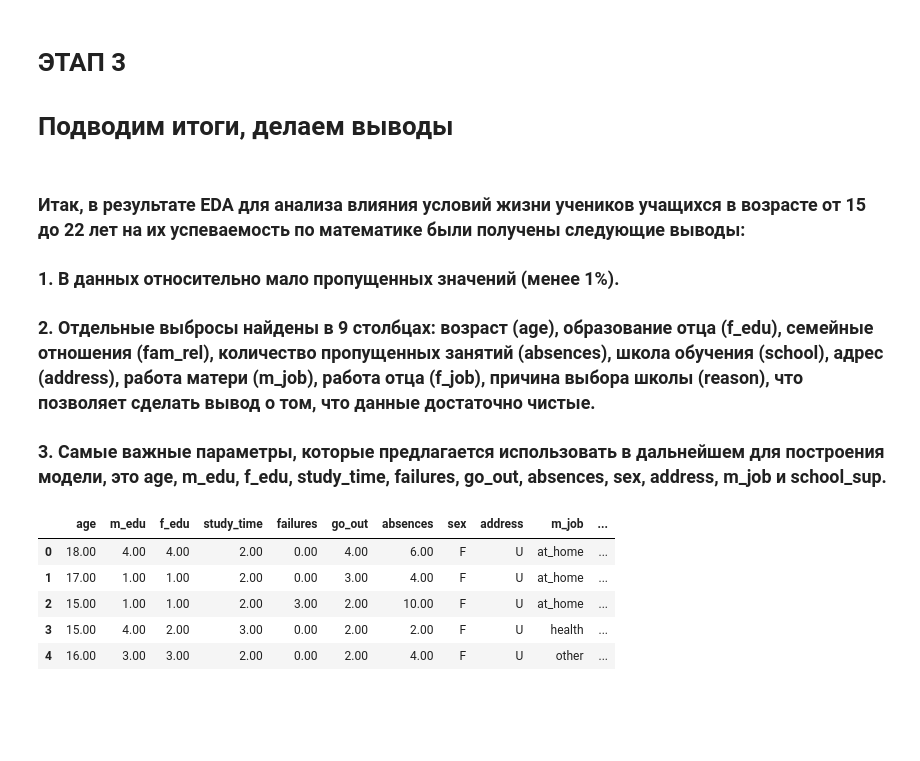
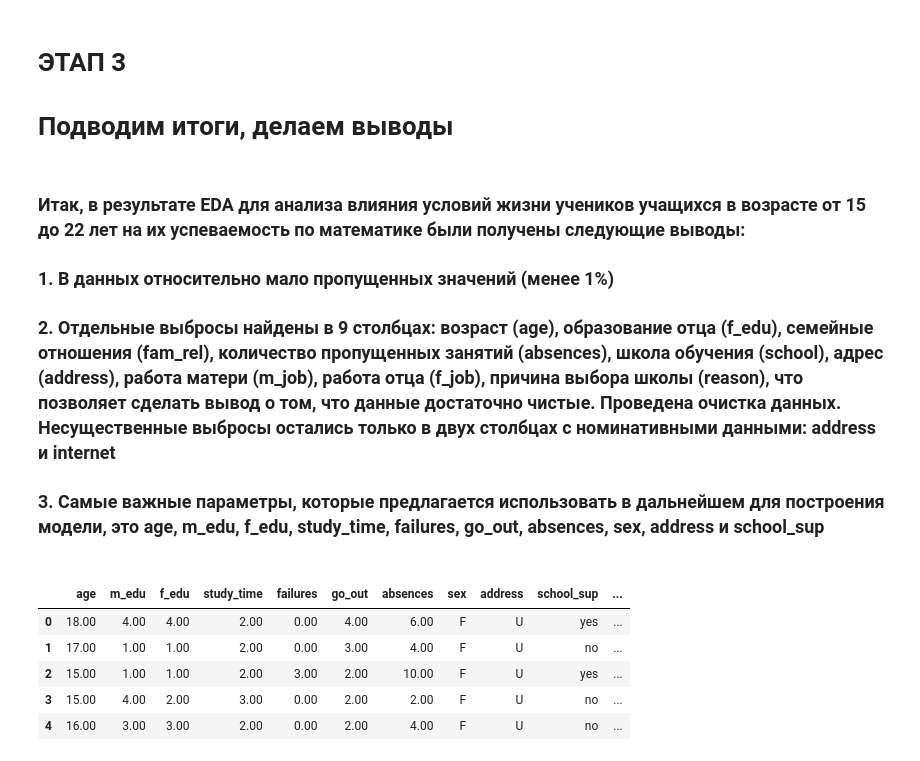
Before and after one commit to Alex-Galkin/My_Projects_AG, a Jupyter notebook: module_2/math_student_life_condit_v1.ipynb, the cells around one changed output. Drawn from its saved outputs; the diff is of its cells as text; code cells hidden in the pictures; blank space fills up the shorter version.

```diff
--- a/module_2/math_student_life_condit_v1.ipynb
+++ b/module_2/math_student_life_condit_v1.ipynb
@@ -6,14 +6,15 @@ import numpy as np
 from itertools import combinations
 from scipy.stats import ttest_ind
 
+
 pd.set_option('display.max_rows', 50)  # показывать больше строк
 pd.set_option('display.max_columns', 50)  # показывать больше колонок
 pd.options.display.float_format = '{:,.2f}'.format
 
 
 '''Функция построения "ящиков с усами"'''
-def data_boxplot(column):
-    fig, ax = plt.subplots(figsize = (14, 4))
+def data_boxplot(column): # column - столбец номинативных данных
+    fig, ax = plt.subplots(figsize=(14, 4))
     sns.boxplot(x=column, y='score',
                 data=stud_math.loc[stud_math.loc[:, column].isin(stud_math.loc[:, column].value_counts().index[:])],
                 ax=ax)
@@ -23,23 +24,28 @@ def data_boxplot(column):
 
 
 '''Функция проверки статистическолй разницы в распределении оценок по номинативным признакам с помощью теста Стьюдента'''
-def data_stat_dif(column):
+def data_stat_dif(column): # column - столбец номинативных данных
     cols = stud_math.loc[:, column].value_counts().index[:]
     combinations_all = list(combinations(cols, 2))
+
     for comb in combinations_all:
         if ttest_ind(stud_math.loc[stud_math.loc[:, column] == comb[0], 'score'],
-                        stud_math.loc[stud_math.loc[:, column] == comb[1], 'score']).pvalue \
-            <= 0.05/len(combinations_all): # Учли поправку Бонферони
+                     stud_math.loc[stud_math.loc[:, column] == comb[1], 'score']).pvalue \
+                     <= 0.05/len(combinations_all):  # Учёт поправки Бонферони
             print('Найдены статистически значимые различия для параметра', column)
             break
     else: print('Статистически значимые различия для параметра', column, 'не найдены')
 
 
-'''Функция вывода основных показателей количественных признаков'''
-def feature_quant(column):
-    print('Количество пропущенных значений:',stud_math.loc[:, column].isnull().sum())
-    print('\nКоличественные показатели:', stud_math.loc[:, column].value_counts(), sep='\n')
-    print('\nСтатистические показатели:', stud_math.loc[:, column].describe(), sep='\n')
+'''Функция расчета границ выбросов'''
+def board_blowout(stat): # stat - функция describe()
+    b_b = []
+    iqr = stat[6]-stat[4] # межквартильный размах
+
+    b_b.append(stat[4] - 1.5*iqr) # нижняя граница
+    b_b.append(stat[6] + 1.5*iqr) # верхняя граница
+
+    return b_b
 
 
 stud_math = pd.read_csv('stud_math.csv')
@@ -908 +971,7 @@ Name: romantic, dtype: int64
+# %%
+'''Проводим частичную чистку данных параметра, имеющего максимальное количество выбросов - f_job'''
+stat = stud_math[stud_math.f_job == 'other'].score.describe()
+
+brd_bl = board_blowout(stat) # Определяем границы выбросов
+stud_math = stud_math.loc[stud_math.score.between(brd_bl[0], brd_bl[1])] # Проводим чистку
 # %%
@@ -969,17 +1116,19 @@ for clmn in stud_math.columns:
 # Подводим итоги, делаем выводы
 # %% [markdown]
 ### Итак, в результате EDA для анализа влияния условий жизни учеников учащихся в возрасте от 15 до 22 лет на их успеваемость по математике были получены следующие выводы:
-### 1. В данных относительно мало пропущенных значений (менее 1%).
-### 2. Отдельные выбросы найдены в 9 столбцах: возраст (age), образование отца (f_edu), семейные отношения (fam_rel), количество пропущенных занятий (absences), школа обучения (school), адрес (address), работа матери (m_job), работа отца (f_job), причина выбора школы (reason), что позволяет сделать вывод о том, что данные достаточно чистые.
-### 3. Самые важные параметры, которые предлагается использовать в дальнейшем для построения модели, это age, m_edu, f_edu, study_time, failures, go_out, absences, sex, address, m_job и school_sup.
+### 1. В данных относительно мало пропущенных значений (менее 1%)
+### 2. Отдельные выбросы найдены в 9 столбцах: возраст (age), образование отца (f_edu), семейные отношения (fam_rel), количество пропущенных занятий (absences), школа обучения (school), адрес (address), работа матери (m_job), работа отца (f_job), причина выбора школы (reason), что позволяет сделать вывод о том, что данные достаточно чистые. Проведена очистка данных. Несущественные выбросы остались только в двух столбцах с номинативными данными: address и internet
+### 3. Самые важные параметры, которые предлагается использовать в дальнейшем для построения модели, это age, m_edu, f_edu, study_time, failures, go_out, absences, sex, address и school_sup
+###
 # %%
+# Формируем датасет для построения модели оценки успевваемости по математике
 stud_math_for_model = stud_math.loc[:, ['age', 'm_edu', 'f_edu', 'study_time', 'failures', 'go_out',
-                                        'absences', 'sex', 'address', 'm_job', 'school_sup', 'score']]
-stud_math_for_model.head()
+                                        'absences', 'sex', 'address', 'school_sup', 'score']]
+stud_math_for_model.head() # Проверяем формирование датасета
 # %% [output]
-|  | age | m_edu | f_edu | study_time | failures | go_out | absences | sex | address | m_job | ... |
-| 0 | 18.00 | 4.00 | 4.00 | 2.00 | 0.00 | 4.00 | 6.00 | F | U | at_home | ... |
-| 1 | 17.00 | 1.00 | 1.00 | 2.00 | 0.00 | 3.00 | 4.00 | F | U | at_home | ... |
-| 2 | 15.00 | 1.00 | 1.00 | 2.00 | 3.00 | 2.00 | 10.00 | F | U | at_home | ... |
-| 3 | 15.00 | 4.00 | 2.00 | 3.00 | 0.00 | 2.00 | 2.00 | F | U | health | ... |
-| 4 | 16.00 | 3.00 | 3.00 | 2.00 | 0.00 | 2.00 | 4.00 | F | U | other | ... |
+|  | age | m_edu | f_edu | study_time | failures | go_out | absences | sex | address | school_sup | ... |
+| 0 | 18.00 | 4.00 | 4.00 | 2.00 | 0.00 | 4.00 | 6.00 | F | U | yes | ... |
+| 1 | 17.00 | 1.00 | 1.00 | 2.00 | 0.00 | 3.00 | 4.00 | F | U | no | ... |
+| 2 | 15.00 | 1.00 | 1.00 | 2.00 | 3.00 | 2.00 | 10.00 | F | U | yes | ... |
+| 3 | 15.00 | 4.00 | 2.00 | 3.00 | 0.00 | 2.00 | 2.00 | F | U | no | ... |
+| 4 | 16.00 | 3.00 | 3.00 | 2.00 | 0.00 | 2.00 | 4.00 | F | U | no | ... |
```
Also changed, not shown: parts of 55 cells of this notebook.
